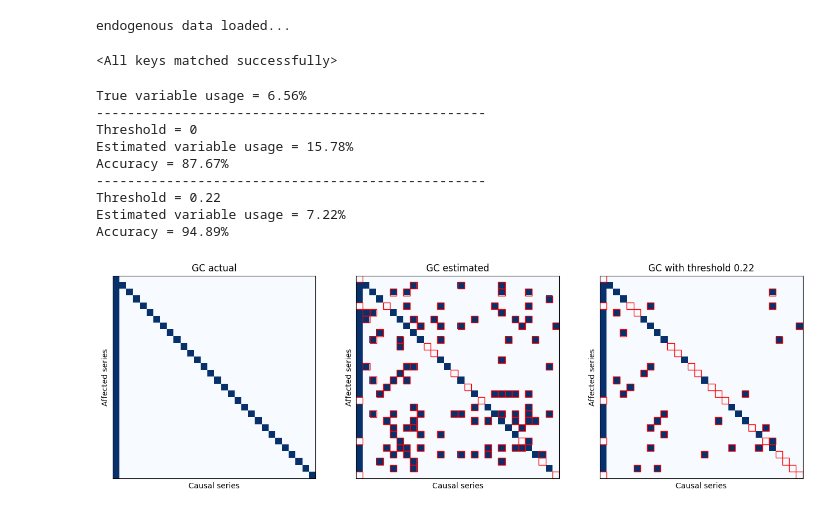
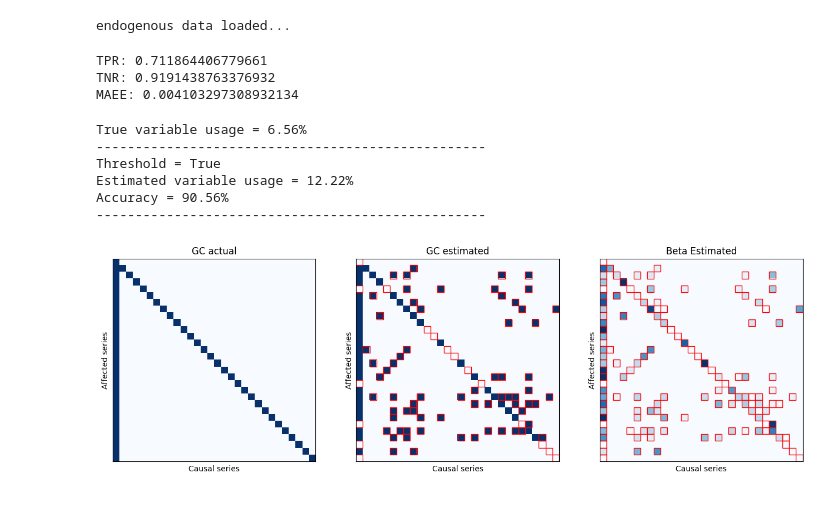
Before and after one commit to arthur900530/Neural-Network-on-Granger-Causality-and-VAR, a Jupyter notebook: src/trained_cmlp_demo.ipynb, the cells around one changed output. Saved outputs shown, nothing was run; the diff lists cells and outputs as text; code cells hidden in the pictures.

Commit message:
add evaluation mode to cmlp container

```diff
--- a/src/trained_cmlp_demo.ipynb
+++ b/src/trained_cmlp_demo.ipynb
@@ -14,8 +8,0 @@ with open('../configs/train_cmlp.yaml', "r") as stream:
-# %%
-with open(data_path, 'rb') as f:
-    data = pickle.load(f)
-    print(f'{data_catagory} data loaded...')
-    X = data['Y']
-    GC = data['GC']
-# %% [output]
-endogenous data loaded...
@@ -24,22 +9,35 @@ cmlp = cMLP(30, lag=model_cfg['lag'], hidden=[model_cfg['hidden']]).cuda(device=
-# %%
-cmlp.load_state_dict(torch.load(f'./saved_models/cmlp_{data_catagory}.pt'))
-# %% [output]
-<All keys matched successfully>
+# %%
+config = {
+    "data_dir": "../data",
+    "yaml_path": "../configs/train_cmlp.yaml",
+    "model_save_dir": "./saved_models",
+    "catagory": "endogenous",
+}
+cmlp_container = CMLP_Container(eval_config=config)
+# %% [output]
+endogenous data loaded...
+# %%
+result = cmlp_container.evaluate()
+print(result)
+# %% [output]
+TPR: 0.711864406779661
+TNR: 0.9191438763376932
+MAEE: 0.004103297308932134
 # %%
 # Verify learned Granger causality
-thres = 0.22
-GC_est = cmlp.GC().cpu().data.numpy()
-GC_thres = cmlp.GC(thres_value=thres).cpu().data.numpy()
+GC = cmlp_container.GC
+GC_est = cmlp_container.cmlp.GC()
+Beta_est = cmlp_container.cmlp.GC(threshold=False)
 
 print('True variable usage = %.2f%%' % (100 * np.mean(GC)))
 print('-'*50)
-print('Threshold = 0')
+print('Threshold = True')
 print('Estimated variable usage = %.2f%%' % (100 * np.mean(GC_est)))
 print('Accuracy = %.2f%%' % (100 * np.mean(GC == GC_est)))
 print('-'*50)
-print(f'Threshold = {thres}')
-print(f'Estimated variable usage = %.2f%%' % (100 * np.mean(GC_thres)))
-print(f'Accuracy = %.2f%%' % (100 * np.mean(GC == GC_thres)))
+# print(f'Threshold = False')
+# print(f'Estimated variable usage = %.2f%%' % (100 * np.mean(Beta_est)))
+# print(f'Accuracy = %.2f%%' % (100 * np.mean(GC == Beta_est)))
 
 # Make figures
 fig, axarr = plt.subplots(1, 3, figsize=(16, 10))
@@ -49,43 +47,40 @@ axarr[0].set_ylabel('Affected series')
 axarr[0].set_xlabel('Causal series')
 axarr[0].set_xticks([])
 axarr[0].set_yticks([])
 
 axarr[1].imshow(GC_est, cmap='Blues', vmin=0, vmax=1, extent=(0, len(GC_est), len(GC_est), 0))
 axarr[1].set_title('GC estimated')
 axarr[1].set_ylabel('Affected series')
 axarr[1].set_xlabel('Causal series')
 axarr[1].set_xticks([])
 axarr[1].set_yticks([])
 
-axarr[2].imshow(GC_thres, cmap='Blues', vmin=0, vmax=1, extent=(0, len(GC_thres), len(GC_thres), 0))
-axarr[2].set_title(f'GC with threshold {thres}')
+axarr[2].imshow(Beta_est, cmap='Blues', vmin=0, vmax=1, extent=(0, len(Beta_est), len(Beta_est), 0))
+axarr[2].set_title(f'Beta Estimated')
 axarr[2].set_ylabel('Affected series')
 axarr[2].set_xlabel('Causal series')
 axarr[2].set_xticks([])
 axarr[2].set_yticks([])
 
 # Mark disagreements
 for i in range(len(GC_est)):
     for j in range(len(GC_est)):
         if GC[i, j] != GC_est[i, j]:
             rect = plt.Rectangle((j, i-0.05), 1, 1, facecolor='none', edgecolor='red', linewidth=1)
             axarr[1].add_patch(rect)
 
-for i in range(len(GC_thres)):
-    for j in range(len(GC_thres)):
-        if GC[i, j] != GC_thres[i, j]:
+for i in range(len(Beta_est)):
+    for j in range(len(Beta_est)):
+        if GC[i, j] != Beta_est[i, j]:
             rect = plt.Rectangle((j, i-0.05), 1, 1, facecolor='none', edgecolor='red', linewidth=1)
             axarr[2].add_patch(rect)
 plt.show()
 # %% [output]
 True variable usage = 6.56%
 --------------------------------------------------
-Threshold = 0
-Estimated variable usage = 15.78%
-Accuracy = 87.67%
+Threshold = True
+Estimated variable usage = 12.22%
+Accuracy = 90.56%
 --------------------------------------------------
-Threshold = 0.22
-Estimated variable usage = 7.22%
-Accuracy = 94.89%
-[figure, old version]
+[figure, new version]
 # %%
```
Also changed, not shown: parts of 6 cells of this notebook, 5 other files.
